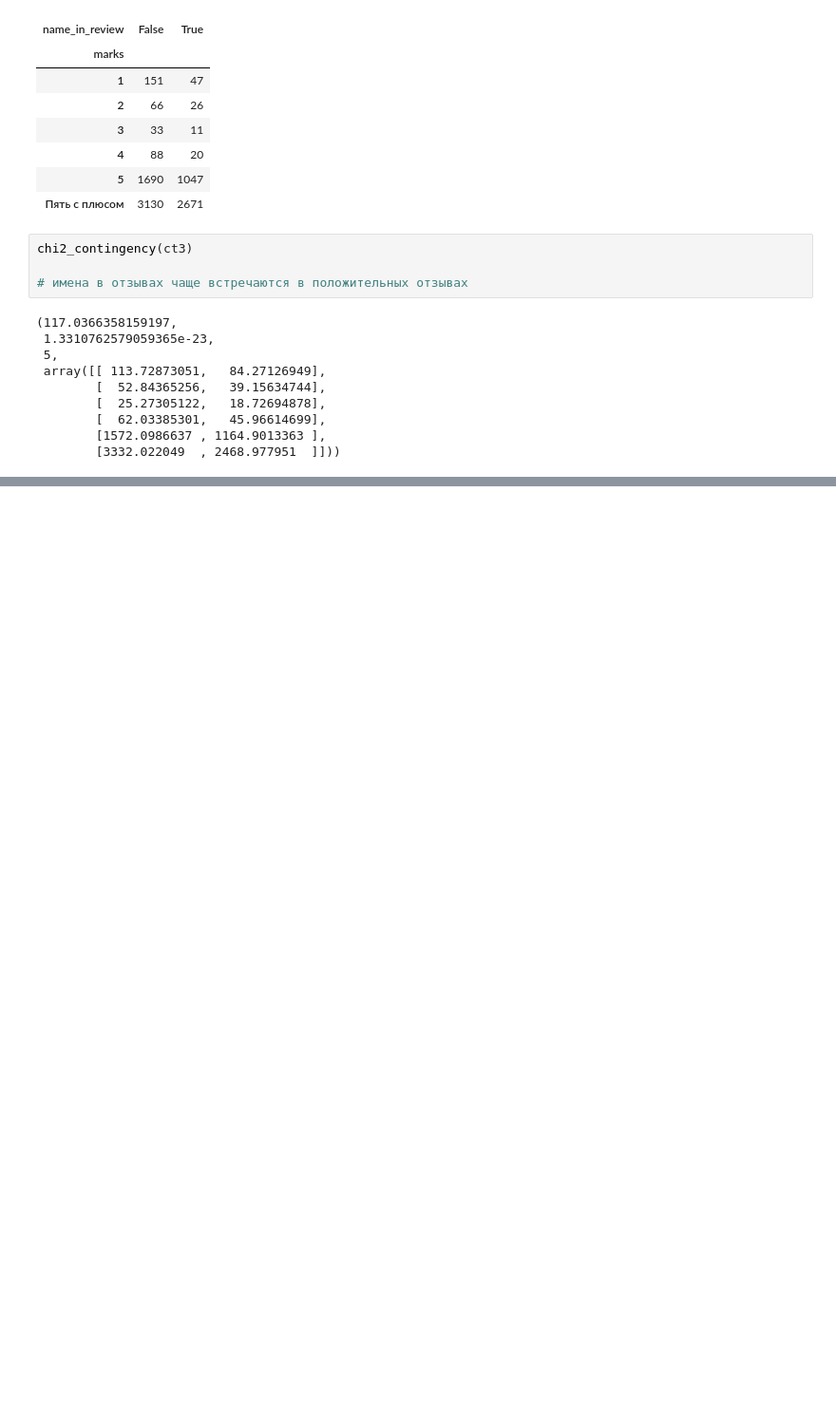
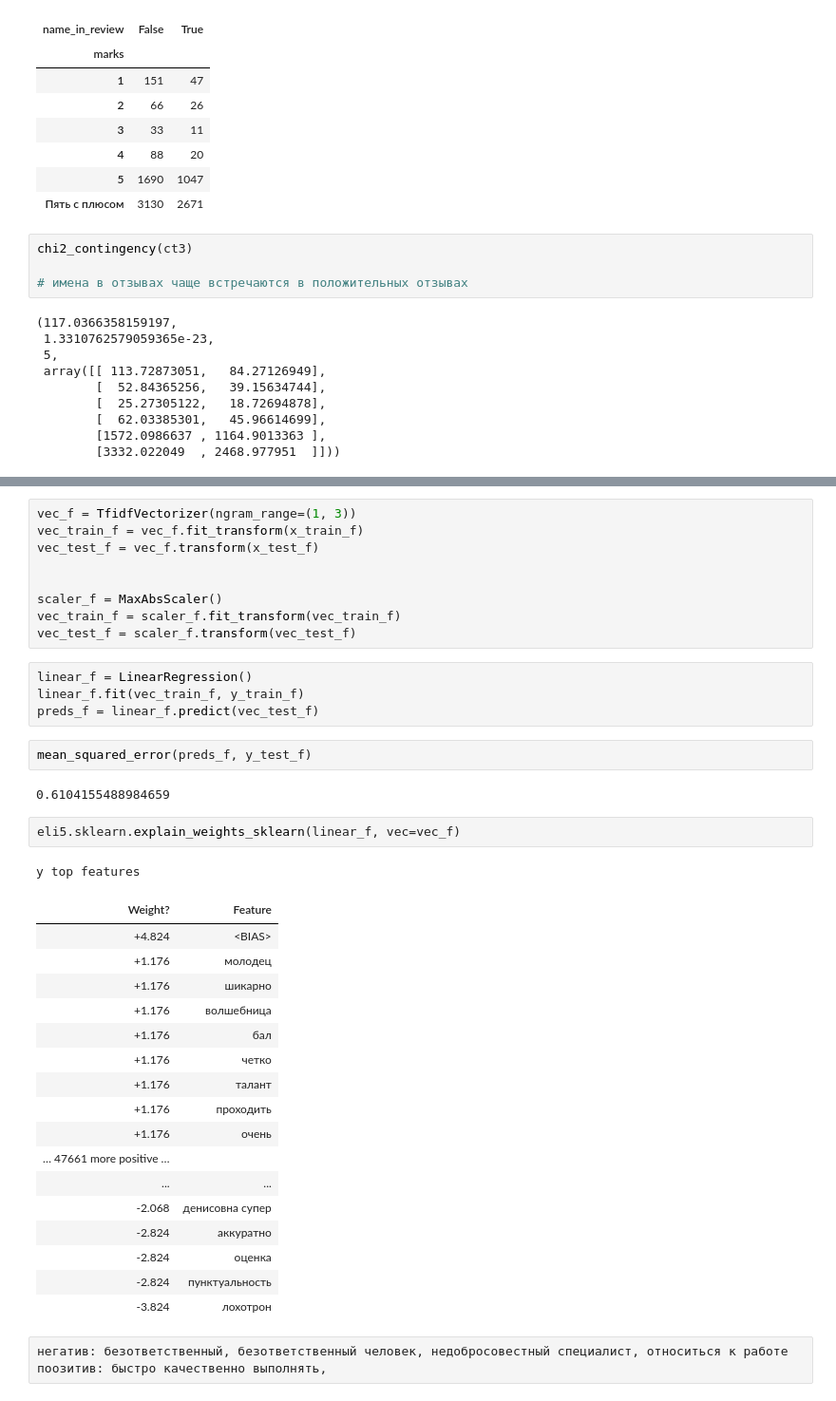
Before and after one commit to nezubkova/nlp-gender, a Jupyter notebook: analysis.ipynb, the cells around one changed output, grey strips where cells are left out. Shown: that part at 95% size. Saved outputs shown, nothing was run; the diff lists cells and outputs as text; blank space fills up the shorter version.

```diff
--- a/analysis.ipynb
+++ b/analysis.ipynb
@@ -177,0 +306,41 @@ chi2_contingency(ct3)
+# %%
+vec_f = TfidfVectorizer(ngram_range=(1, 3))
+vec_train_f = vec_f.fit_transform(x_train_f)
+vec_test_f = vec_f.transform(x_test_f)
+
+
+scaler_f = MaxAbsScaler()
+vec_train_f = scaler_f.fit_transform(vec_train_f)
+vec_test_f = scaler_f.transform(vec_test_f)
+# %%
+linear_f = LinearRegression()
+linear_f.fit(vec_train_f, y_train_f)
+preds_f = linear_f.predict(vec_test_f)
+# %%
+mean_squared_error(preds_f, y_test_f)
+# %% [output]
+0.6104155488984659
+# %%
+eli5.sklearn.explain_weights_sklearn(linear_f, vec=vec_f)
+# %% [output]
+y top features
+| Weight? | Feature |
+| +4.824 | <BIAS> |
+| +1.176 | молодец |
+| +1.176 | шикарно |
+| +1.176 | волшебница |
+| +1.176 | бал |
+| +1.176 | четко |
+| +1.176 | талант |
+| +1.176 | проходить |
+| +1.176 | очень |
+| … 47661 more positive … |  |
+| ... | ... |
+| -2.068 | денисовна супер |
+| -2.824 | аккуратно |
+| -2.824 | оценка |
+| -2.824 | пунктуальность |
+| -3.824 | лохотрон |
+# %%
+негатив: безответственный, безответственный человек, недобросовестный специалист, относиться к работе
+поозитив: быстро качественно выполнять,
```
Also changed, not shown: parts of 28 cells of this notebook, 2 other files.
